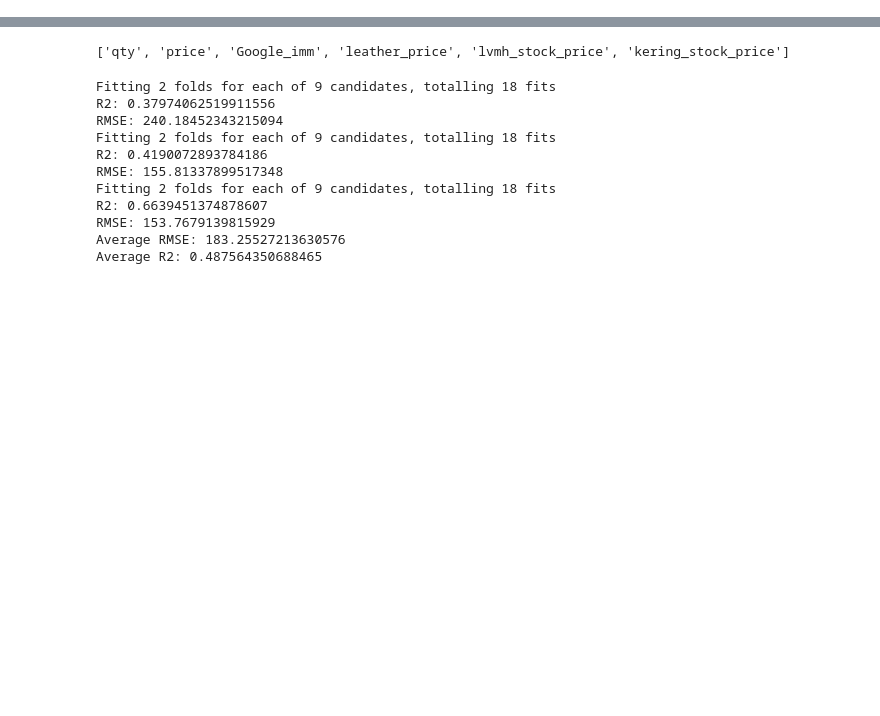
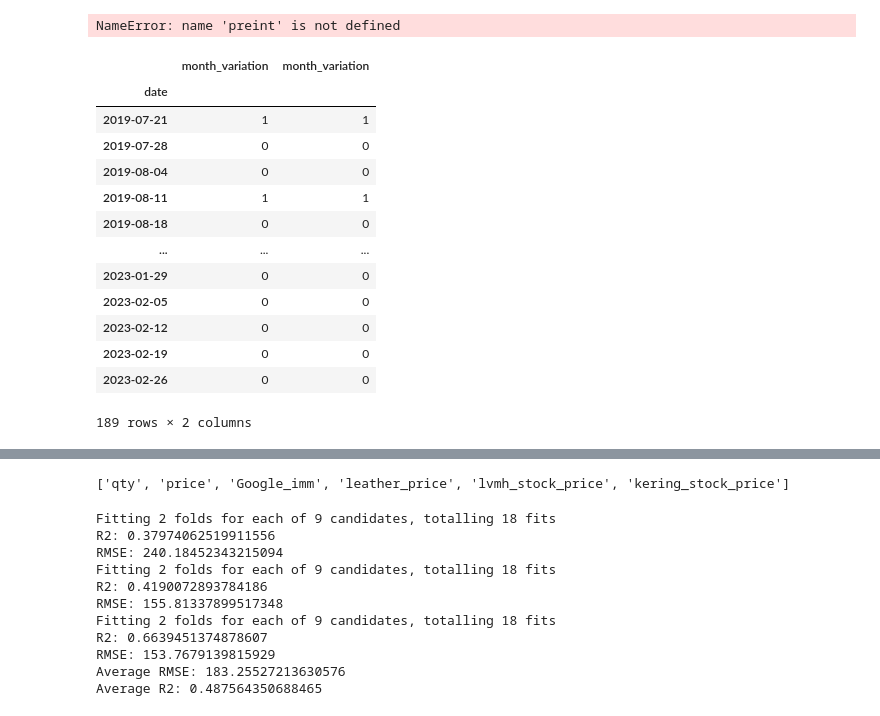
Before and after one commit to FabioTessarollo/Gab_Orders_forecasting_app, a Jupyter notebook: models_exporation.ipynb, the cells around one changed output, grey strips where cells are left out. Drawn from its saved outputs; the diff is of its cells as text; code cells hidden in the pictures; blank space fills up the shorter version.

```diff
--- a/models_exporation.ipynb
+++ b/models_exporation.ipynb
@@ -3,0 +46,51 @@ import numpy as np
+# %%
+preint(a)
+# %% [output]
+NameError: name 'preint' is not defined
+# %%
+
+for col in cat_cols:
+    df[col] = df[col].astype("category")
+
+df = df[[target] + [c for c in features_comb if c in df.columns]]
+
+X_cat_cols = [col for col in df.columns if col in cat_cols]
+X_scalar_cols = [col for col in df.columns if col != target and col not in X_cat_cols]
+
+X_cols = [col for col in df.columns if col != target]
+X = df[X_cols]
+y = df[[target]]
+
+best_score = 0
+#divider = 0
+#weight = 0
+best_params = None
+best_features_by_importance = []
+
+
+
+f1_values = []
+
+xgb = XGBClassifier( verbosity = 0, scoring = 'f1', enable_categorical = True)
+
+for train_index, test_index in tscv.split(X):
+    X_train, X_test = X.iloc[train_index], X.iloc[test_index]
+    y_train, y_test = y.iloc[train_index], y.iloc[test_index]
+    #scaling
+# %%
+df[[target]]
+# %% [output]
+|  | month_variation | month_variation |
+| date |  |  |
+| 2019-07-21 | 1 | 1 |
+| 2019-07-28 | 0 | 0 |
+| 2019-08-04 | 0 | 0 |
+| 2019-08-11 | 1 | 1 |
+| 2019-08-18 | 0 | 0 |
+| ... | ... | ... |
+| 2023-01-29 | 0 | 0 |
+| 2023-02-05 | 0 | 0 |
+| 2023-02-12 | 0 | 0 |
+| 2023-02-19 | 0 | 0 |
+| 2023-02-26 | 0 | 0 |
+189 rows × 2 columns
```
Also changed, not shown: parts of 11 cells of this notebook, 55 other files.
